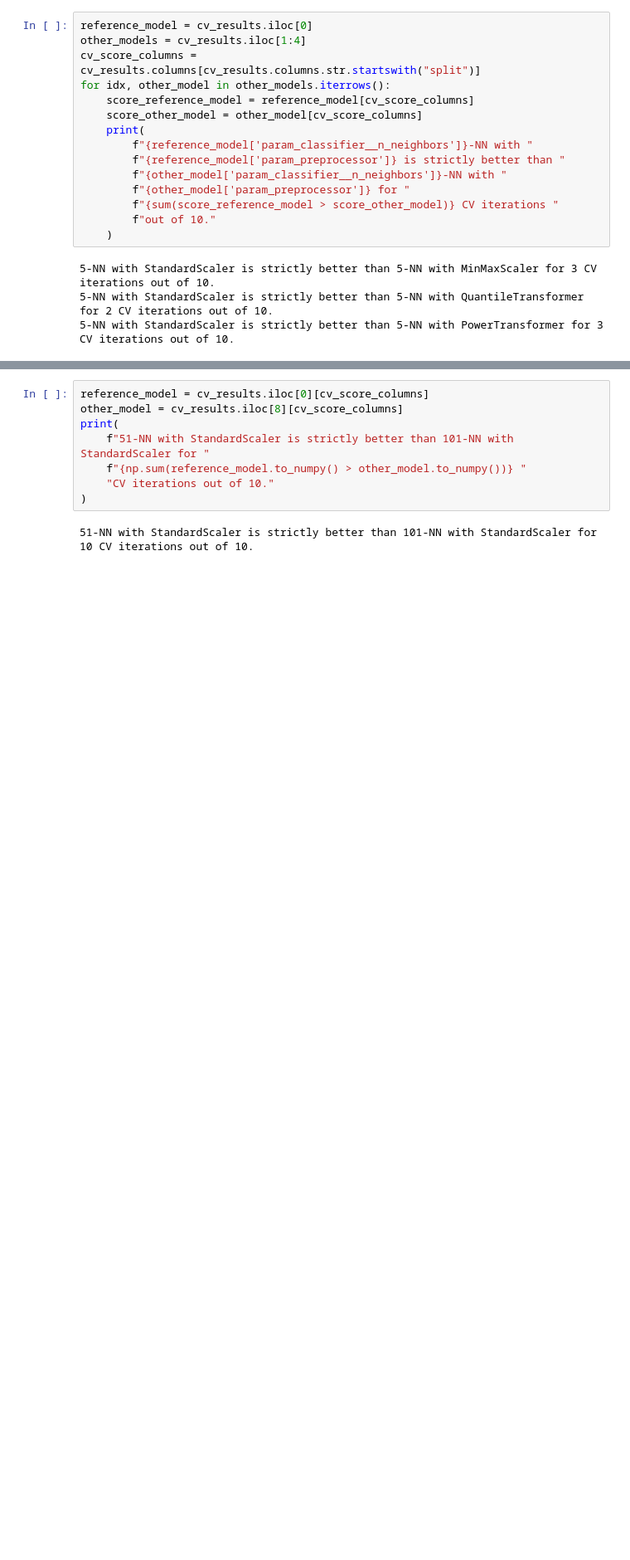
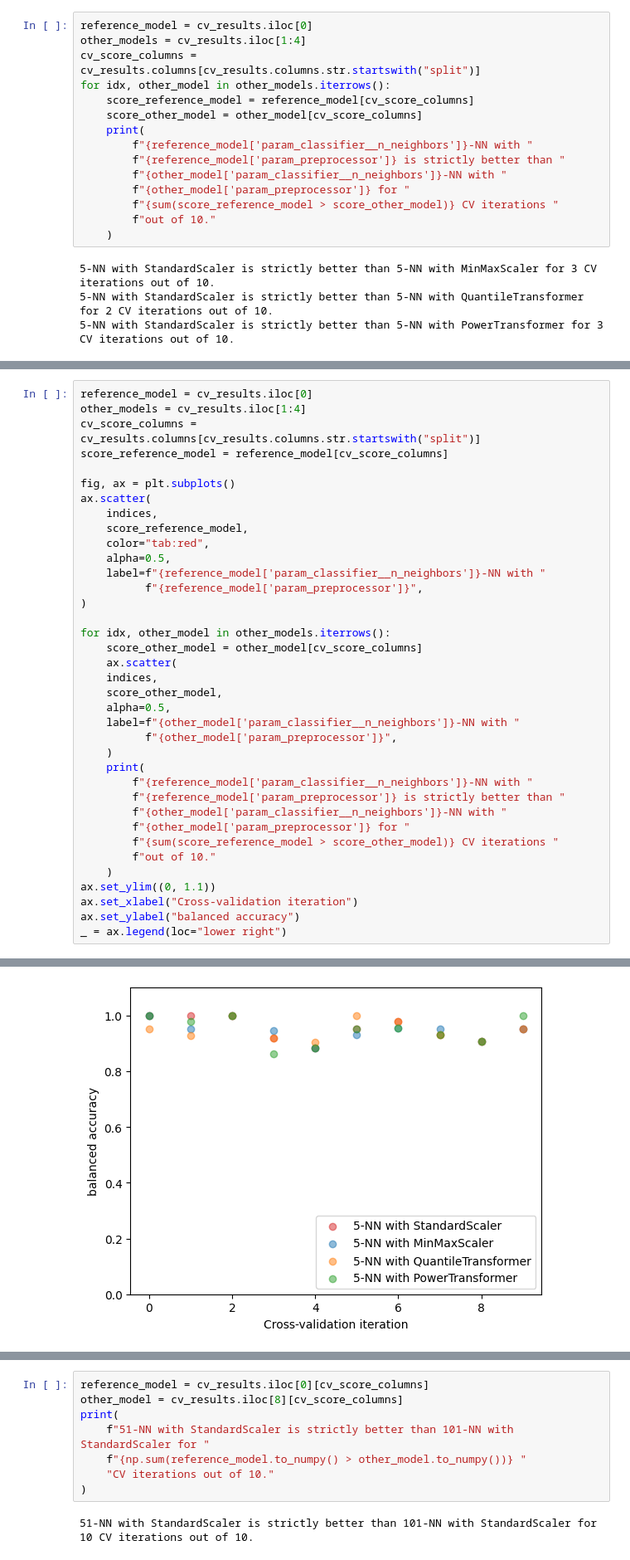
Before and after one commit to royaad/INRIA-ML-scikit-learn, a Jupyter notebook: Module 3/331_tuning_questions.ipynb, the cells around one changed output, grey strips where cells are left out. Shown: that part at 83% size. Drawn from its saved outputs; the diff is of its cells as text; blank space fills up the shorter version.

```diff
--- a/Module 3/331_tuning_questions.ipynb
+++ b/Module 3/331_tuning_questions.ipynb
@@ -213,0 +283,38 @@ for idx, other_model in other_models.iterrows():
+# %%
+reference_model = cv_results.iloc[0]
+other_models = cv_results.iloc[1:4]
+cv_score_columns = cv_results.columns[cv_results.columns.str.startswith("split")]
+score_reference_model = reference_model[cv_score_columns]
+
+fig, ax = plt.subplots()
+ax.scatter(
+    indices,
+    score_reference_model,
+    color="tab:red",
+    alpha=0.5,
+    label=f"{reference_model['param_classifier__n_neighbors']}-NN with "
+          f"{reference_model['param_preprocessor']}",
+)
+
+for idx, other_model in other_models.iterrows():
+    score_other_model = other_model[cv_score_columns]
+    ax.scatter(
+    indices,
+    score_other_model,
+    alpha=0.5,
+    label=f"{other_model['param_classifier__n_neighbors']}-NN with "
+          f"{other_model['param_preprocessor']}",
+    )
+    print(
+        f"{reference_model['param_classifier__n_neighbors']}-NN with "
+        f"{reference_model['param_preprocessor']} is strictly better than "
+        f"{other_model['param_classifier__n_neighbors']}-NN with "
+        f"{other_model['param_preprocessor']} for "
+        f"{sum(score_reference_model > score_other_model)} CV iterations "
+        f"out of 10."
+    )
+ax.set_ylim((0, 1.1))
+ax.set_xlabel("Cross-validation iteration")
+ax.set_ylabel("balanced accuracy")
+_ = ax.legend(loc="lower right")
+# %% [output]
@@ -214 +324,2 @@ for idx, other_model in other_models.iterrows():
+[figure, added]
 # %% [markdown]
```
Also changed, not shown: parts of 37 cells of this notebook, 1 other file.
